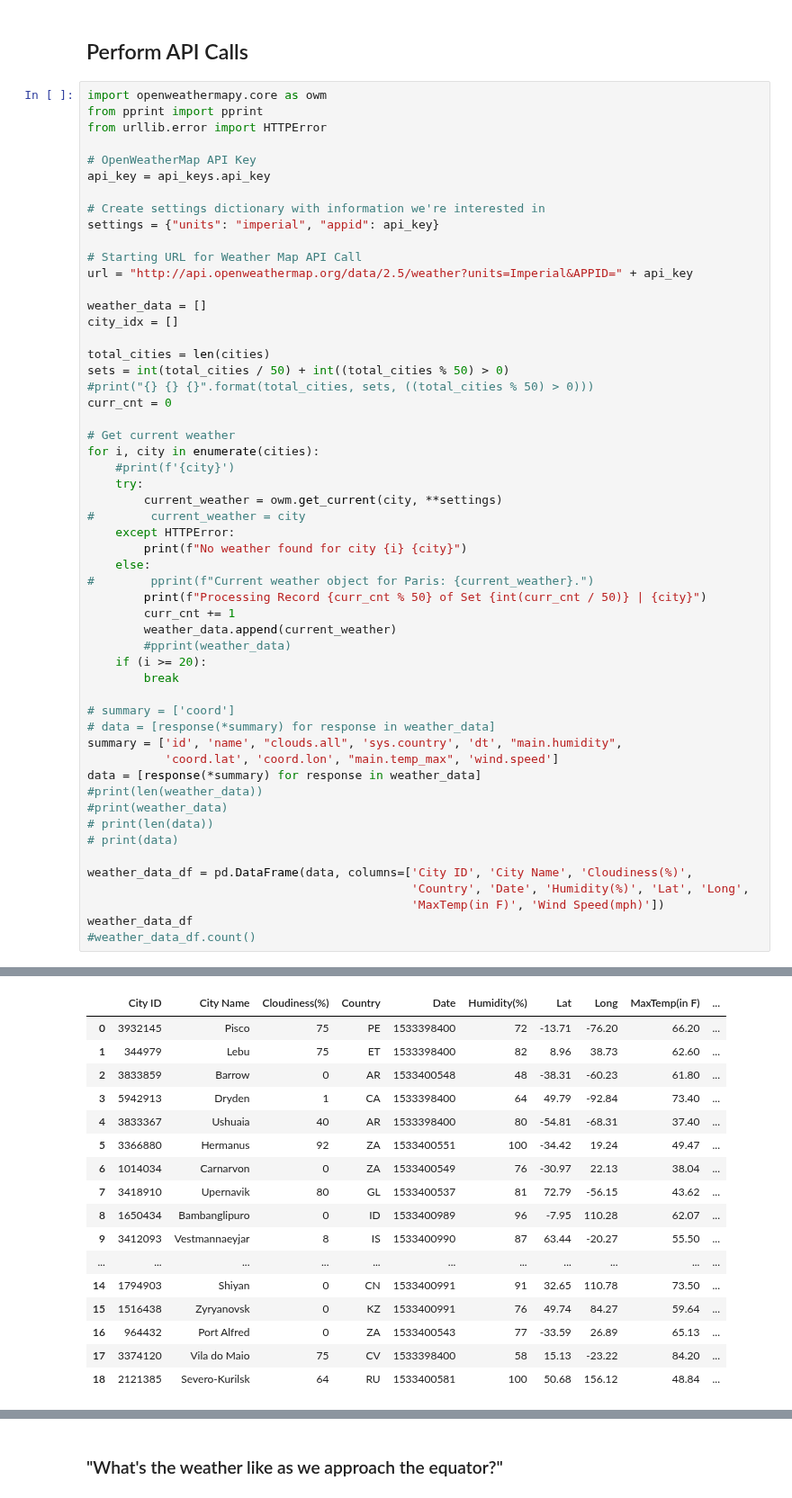
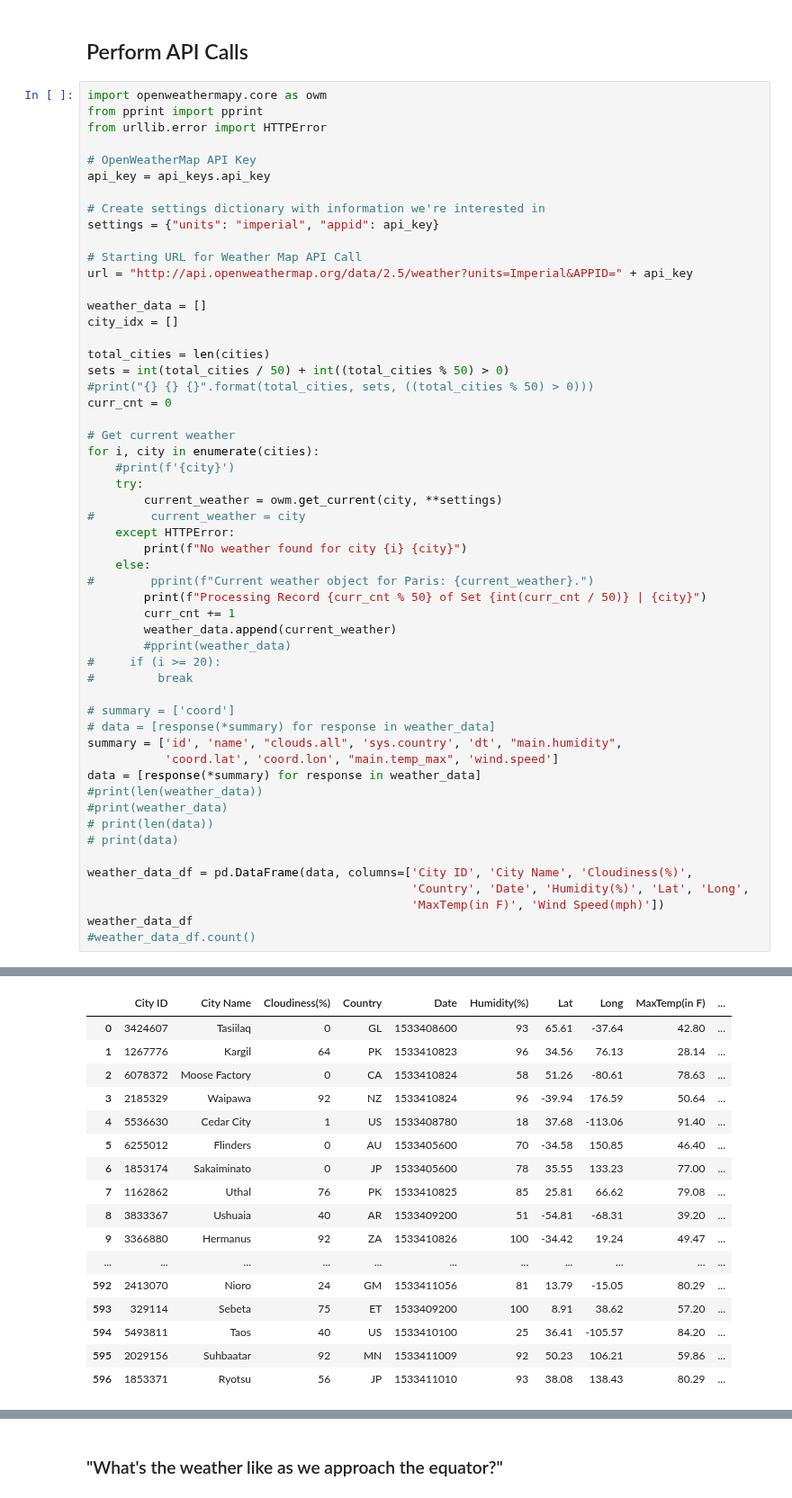
Before and after one commit to MadhukaraBS/BootCamp, a Jupyter notebook: 06-Python-APIs/Instructions/WeatherPy.ipynb, the cells around one changed output, grey strips where cells are left out. Shown at 90% size. Drawn from its saved outputs; the diff is of its cells as text.

```diff
--- a/06-Python-APIs/Instructions/WeatherPy.ipynb
+++ b/06-Python-APIs/Instructions/WeatherPy.ipynb
@@ -80,8 +80,8 @@ for i, city in enumerate(cities):
         curr_cnt += 1
         weather_data.append(current_weather)
         #pprint(weather_data)
-    if (i >= 20):
-        break
+#     if (i >= 20):
+#         break
 
 # summary = ['coord']
 # data = [response(*summary) for response in weather_data]
@@ -119,17 +119,17 @@ No weather found for city 20 barentsburg
 |  | City ID | City Name | Cloudiness(%) | Country | Date | Humidity(%) | Lat | Long | MaxTemp(in F) | ... |
-| 0 | 3932145 | Pisco | 75 | PE | 1533398400 | 72 | -13.71 | -76.20 | 66.20 | ... |
-| 1 | 344979 | Lebu | 75 | ET | 1533398400 | 82 | 8.96 | 38.73 | 62.60 | ... |
-| 2 | 3833859 | Barrow | 0 | AR | 1533400548 | 48 | -38.31 | -60.23 | 61.80 | ... |
-| 3 | 5942913 | Dryden | 1 | CA | 1533398400 | 64 | 49.79 | -92.84 | 73.40 | ... |
-| 4 | 3833367 | Ushuaia | 40 | AR | 1533398400 | 80 | -54.81 | -68.31 | 37.40 | ... |
-| 5 | 3366880 | Hermanus | 92 | ZA | 1533400551 | 100 | -34.42 | 19.24 | 49.47 | ... |
-| 6 | 1014034 | Carnarvon | 0 | ZA | 1533400549 | 76 | -30.97 | 22.13 | 38.04 | ... |
-| 7 | 3418910 | Upernavik | 80 | GL | 1533400537 | 81 | 72.79 | -56.15 | 43.62 | ... |
-| 8 | 1650434 | Bambanglipuro | 0 | ID | 1533400989 | 96 | -7.95 | 110.28 | 62.07 | ... |
-| 9 | 3412093 | Vestmannaeyjar | 8 | IS | 1533400990 | 87 | 63.44 | -20.27 | 55.50 | ... |
+| 0 | 3424607 | Tasiilaq | 0 | GL | 1533408600 | 93 | 65.61 | -37.64 | 42.80 | ... |
+| 1 | 1267776 | Kargil | 64 | PK | 1533410823 | 96 | 34.56 | 76.13 | 28.14 | ... |
+| 2 | 6078372 | Moose Factory | 0 | CA | 1533410824 | 58 | 51.26 | -80.61 | 78.63 | ... |
+| 3 | 2185329 | Waipawa | 92 | NZ | 1533410824 | 96 | -39.94 | 176.59 | 50.64 | ... |
+| 4 | 5536630 | Cedar City | 1 | US | 1533408780 | 18 | 37.68 | -113.06 | 91.40 | ... |
+| 5 | 6255012 | Flinders | 0 | AU | 1533405600 | 70 | -34.58 | 150.85 | 46.40 | ... |
+| 6 | 1853174 | Sakaiminato | 0 | JP | 1533405600 | 78 | 35.55 | 133.23 | 77.00 | ... |
+| 7 | 1162862 | Uthal | 76 | PK | 1533410825 | 85 | 25.81 | 66.62 | 79.08 | ... |
+| 8 | 3833367 | Ushuaia | 40 | AR | 1533409200 | 51 | -54.81 | -68.31 | 39.20 | ... |
+| 9 | 3366880 | Hermanus | 92 | ZA | 1533410826 | 100 | -34.42 | 19.24 | 49.47 | ... |
 | ... | ... | ... | ... | ... | ... | ... | ... | ... | ... | ... |
-| 14 | 1794903 | Shiyan | 0 | CN | 1533400991 | 91 | 32.65 | 110.78 | 73.50 | ... |
-| 15 | 1516438 | Zyryanovsk | 0 | KZ | 1533400991 | 76 | 49.74 | 84.27 | 59.64 | ... |
-| 16 | 964432 | Port Alfred | 0 | ZA | 1533400543 | 77 | -33.59 | 26.89 | 65.13 | ... |
-| 17 | 3374120 | Vila do Maio | 75 | CV | 1533398400 | 58 | 15.13 | -23.22 | 84.20 | ... |
-| 18 | 2121385 | Severo-Kurilsk | 64 | RU | 1533400581 | 100 | 50.68 | 156.12 | 48.84 | ... |
+| 592 | 2413070 | Nioro | 24 | GM | 1533411056 | 81 | 13.79 | -15.05 | 80.29 | ... |
+| 593 | 329114 | Sebeta | 75 | ET | 1533409200 | 100 | 8.91 | 38.62 | 57.20 | ... |
+| 594 | 5493811 | Taos | 40 | US | 1533410100 | 25 | 36.41 | -105.57 | 84.20 | ... |
+| 595 | 2029156 | Suhbaatar | 92 | MN | 1533411009 | 92 | 50.23 | 106.21 | 59.86 | ... |
+| 596 | 1853371 | Ryotsu | 56 | JP | 1533411010 | 93 | 38.08 | 138.43 | 80.29 | ... |
```
Also changed, not shown: parts of 8 cells of this notebook.
